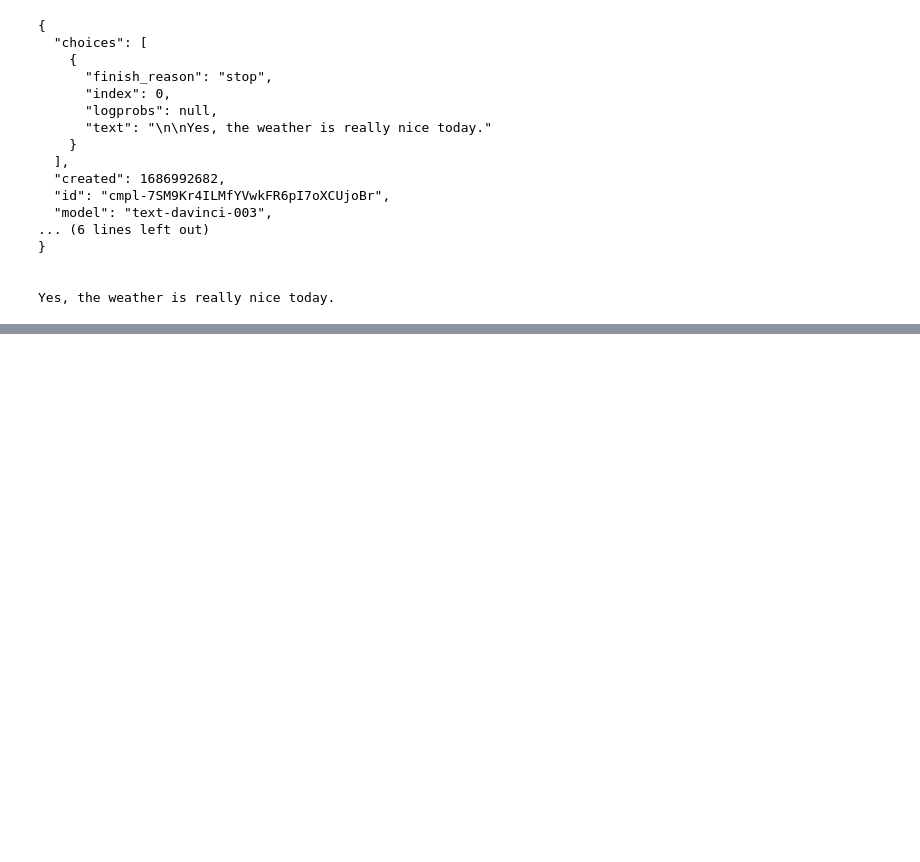
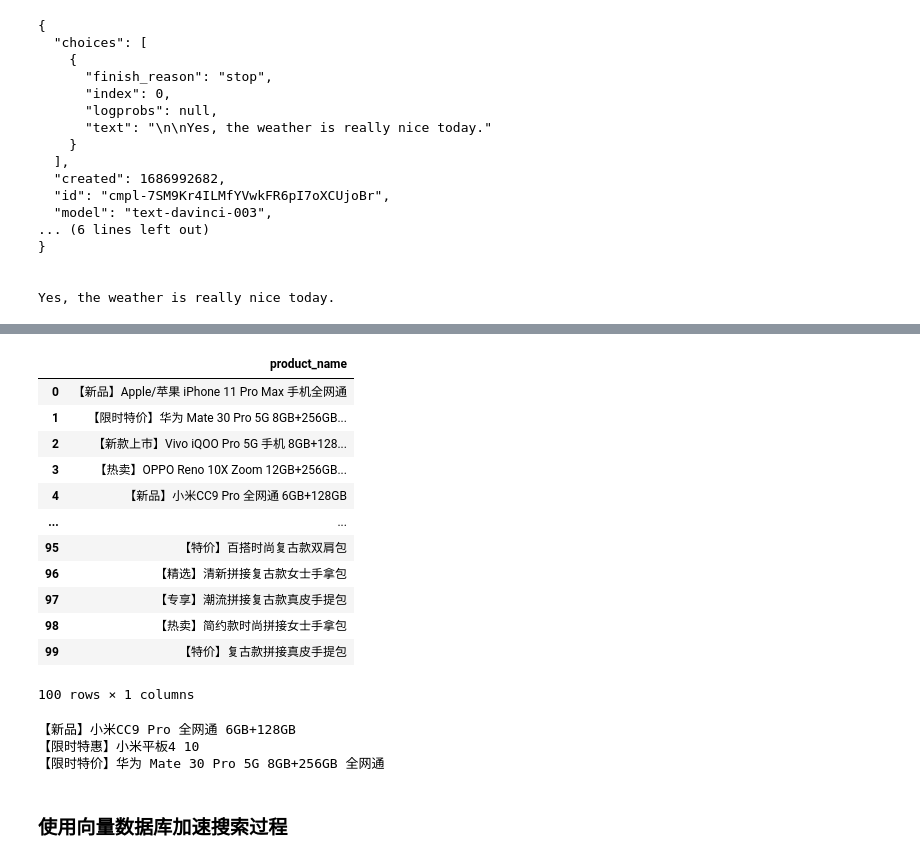
Before and after one commit to xuwenhao/mactalk-ai-course, a Jupyter notebook: week2.ipynb, the cells around one changed output, grey strips where cells are left out. Drawn from its saved outputs; the diff is of its cells as text; code cells hidden in the pictures; blank space fills up the shorter version.

```diff
--- a/week2.ipynb
+++ b/week2.ipynb
@@ -1130,0 +1184,3 @@ Yes, the weather is really nice today.
+# %%
+df.product_name = df.product_name.apply(lambda x: x.split('.')[1].strip())
+df.head()
@@ -1130,0 +1194,8 @@ Yes, the weather is really nice today.
+# %%
+clothes_prompt = """请你生成50条淘宝网里的商品的标题，每条在30个字左右，品类是女性的服饰箱包等等，标题里往往也会有一些促销类的信息，每行一条。"""
+clothes_data = generate_data_by_prompt(clothes_prompt)
+clothes_product_names = clothes_data.strip().split('\n')
+# %%
+clothes_df = pd.DataFrame({'product_name': clothes_product_names})
+clothes_df.product_name = clothes_df.product_name.apply(lambda x: x.split('.')[1].strip())
+clothes_df.head()
@@ -1130,0 +1209,4 @@ Yes, the weather is really nice today.
+# %%
+df = pd.concat([df, clothes_df], axis=0)
+df = df.reset_index(drop=True)
+print(df.product_name)
@@ -1130,0 +1226,16 @@ Yes, the weather is really nice today.
+# %%
+display(df)
+# %% [output]
+|  | product_name |
+| 0 | 【新品】Apple/苹果 iPhone 11 Pro Max 手机全网通 |
+| 1 | 【限时特价】华为 Mate 30 Pro 5G 8GB+256GB... |
+| 2 | 【新款上市】Vivo iQOO Pro 5G 手机 8GB+128... |
+| 3 | 【热卖】OPPO Reno 10X Zoom 12GB+256GB... |
+| 4 | 【新品】小米CC9 Pro 全网通 6GB+128GB |
+| ... | ... |
+| 95 | 【特价】百搭时尚复古款双肩包 |
+| 96 | 【精选】清新拼接复古款女士手拿包 |
+| 97 | 【专享】潮流拼接复古款真皮手提包 |
+| 98 | 【热卖】简约款时尚拼接女士手拿包 |
+| 99 | 【特价】复古款拼接真皮手提包 |
+100 rows × 1 columns
@@ -1130,0 +1271,29 @@ Yes, the weather is really nice today.
+# %%
+from openai.embeddings_utils import get_embedding, cosine_similarity
+
+# search through the reviews for a specific product
+def search_product(df, query, n=3, pprint=True):
+    product_embedding = get_embedding(
+        query,
+        engine=embedding_model
+    )
+    df["similarity"] = df.embedding.apply(lambda x: cosine_similarity(x, product_embedding))
+
+    results = (
+        df.sort_values("similarity", ascending=False)
+        .head(n)
+        .product_name
+    )
+    if pprint:
+        for r in results:
+            print(r)
+    return results
+
+
+results = search_product(df, "小米手机", n=3)
+# %% [output]
+【新品】小米CC9 Pro 全网通 6GB+128GB
+【限时特惠】小米平板4 10
+【限时特价】华为 Mate 30 Pro 5G 8GB+256GB 全网通
+# %% [markdown]
+### 使用向量数据库加速搜索过程
```
Also changed, not shown: parts of 27 cells of this notebook, 2 other files.
